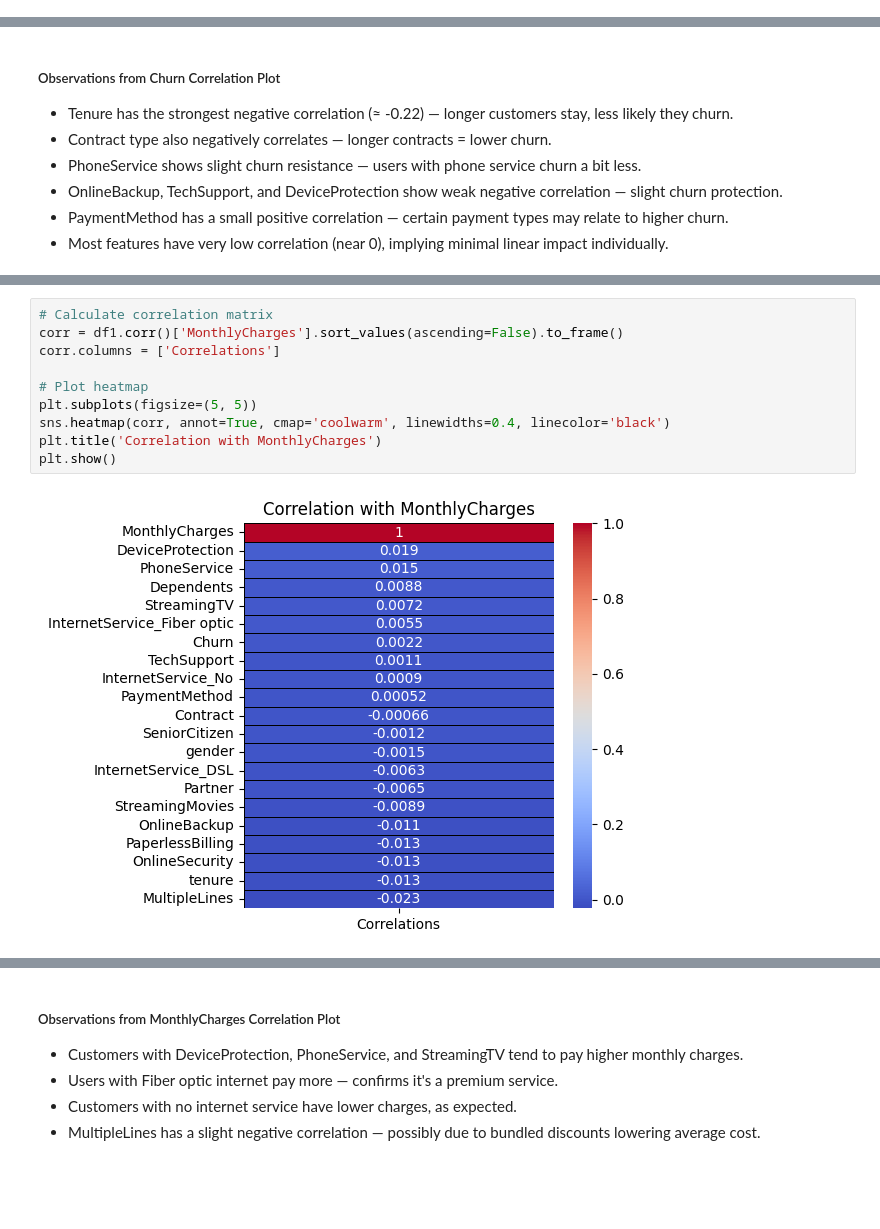
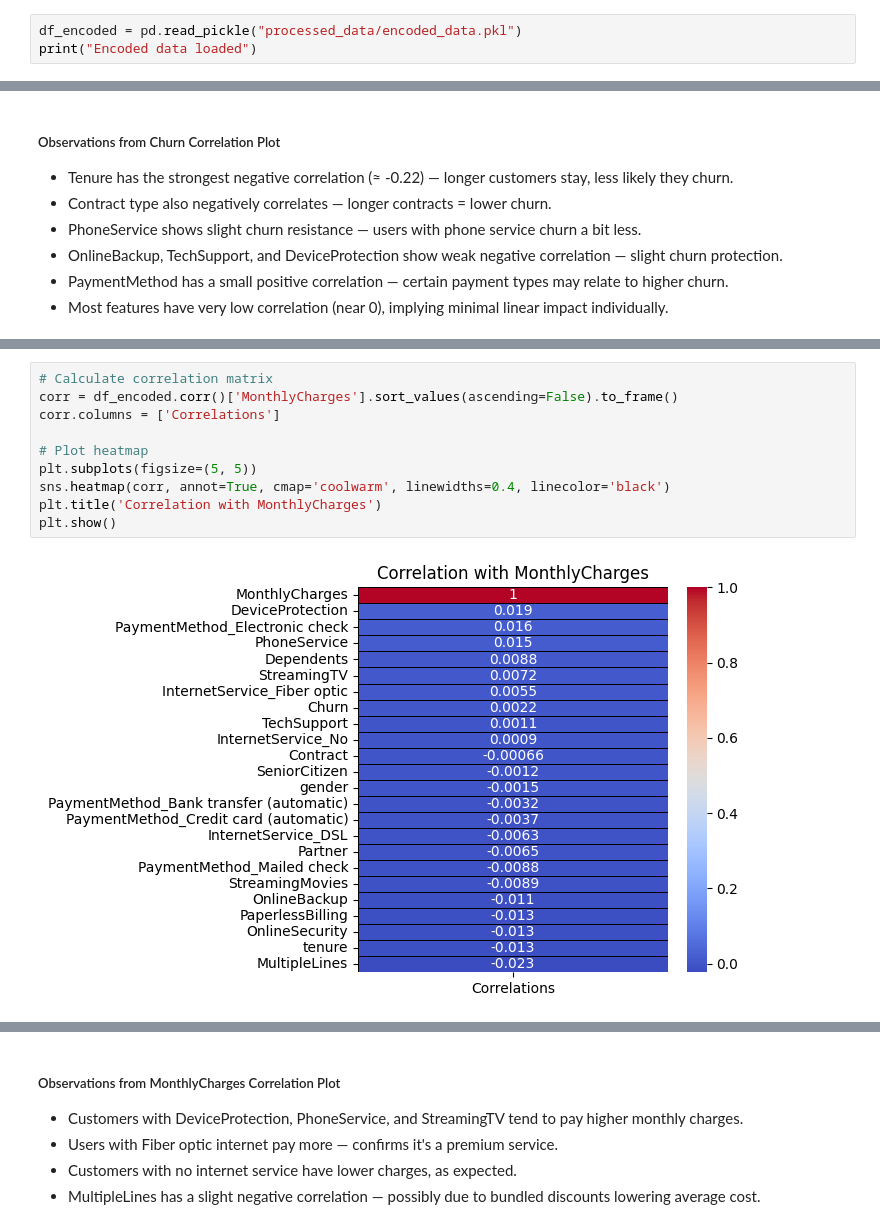
Before and after one commit to Roshani002/SSPL_Practical_Assessment, a Jupyter notebook: main.ipynb, the cells around one changed output, grey strips where cells are left out. Saved outputs shown, nothing was run; the diff lists cells and outputs as text; blank space fills up the shorter version.

```diff
--- a/main.ipynb
+++ b/main.ipynb
@@ -803,0 +765,3 @@ df1.describe()
+# %%
+df_encoded = pd.read_pickle("processed_data/encoded_data.pkl")
+print("Encoded data loaded")
@@ -906,12 +889,12 @@ plt.show()
 # %%
 # Calculate correlation matrix
-corr = df1.corr()['MonthlyCharges'].sort_values(ascending=False).to_frame()
+corr = df_encoded.corr()['MonthlyCharges'].sort_values(ascending=False).to_frame()
 corr.columns = ['Correlations']
 
 # Plot heatmap
 plt.subplots(figsize=(5, 5))
 sns.heatmap(corr, annot=True, cmap='coolwarm', linewidths=0.4, linecolor='black')
 plt.title('Correlation with MonthlyCharges')
 plt.show()
 # %% [output]
-[figure, old version]
+[figure, new version]
```
Also changed, not shown: parts of 77 cells of this notebook, 16 other files.
